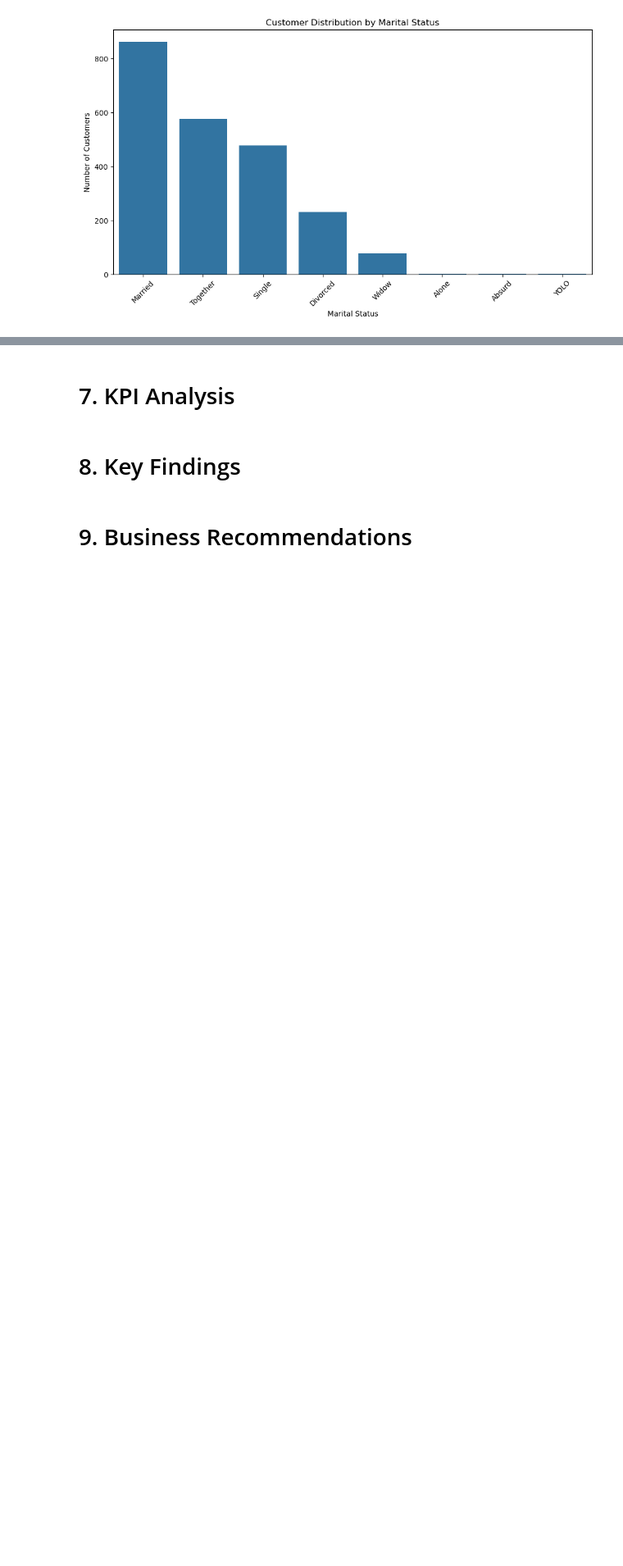
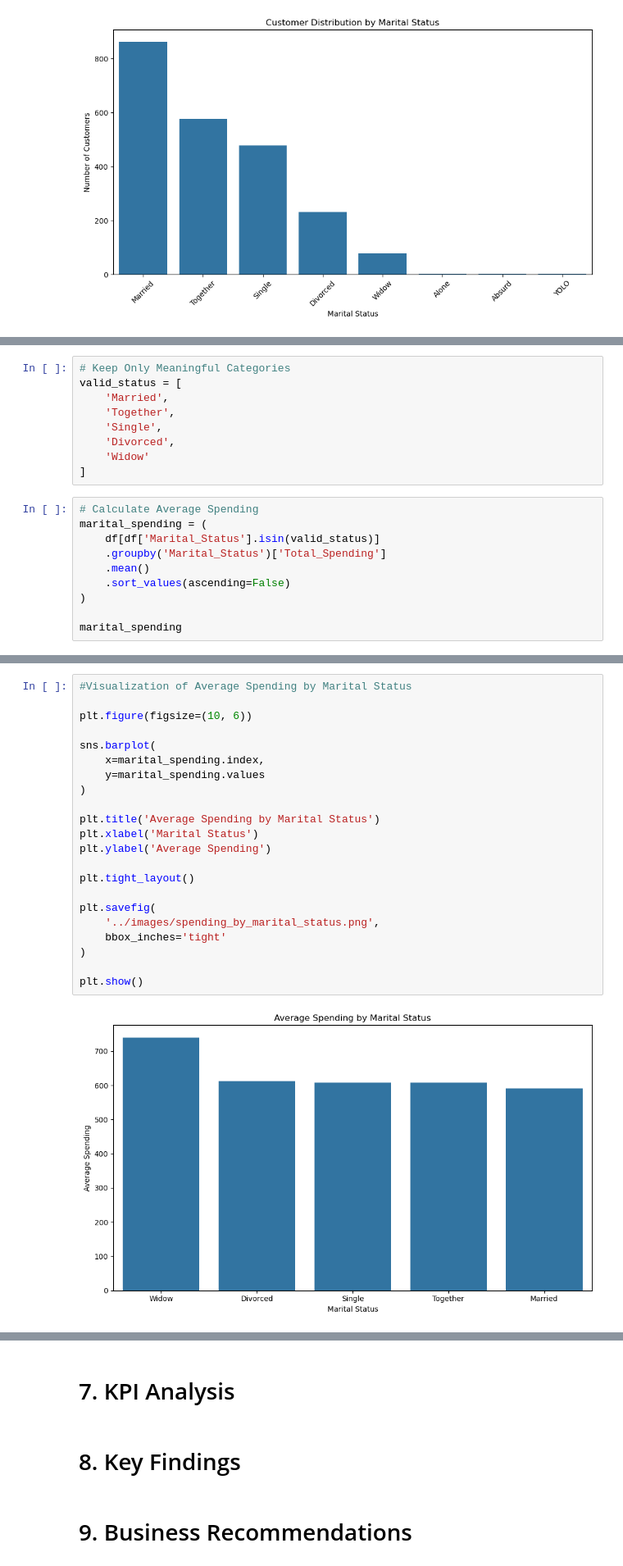
Before and after one commit to Harshpoonia/data-analytics-projects, a Jupyter notebook: Marketing-Campaign-Analytics/notebooks/Analysis.ipynb, the cells around one changed output, grey strips where cells are left out. Shown at 82% size. Saved outputs shown, nothing was run; the diff lists cells and outputs as text; blank space fills up the shorter version.

```diff
--- a/Marketing-Campaign-Analytics/notebooks/Analysis.ipynb
+++ b/Marketing-Campaign-Analytics/notebooks/Analysis.ipynb
@@ -750,0 +948,19 @@ plt.show()
+# %%
+# Keep Only Meaningful Categories
+valid_status = [
+    'Married',
+    'Together',
+    'Single',
+    'Divorced',
+    'Widow'
+]
+# %%
+# Calculate Average Spending
+marital_spending = (
+    df[df['Marital_Status'].isin(valid_status)]
+    .groupby('Marital_Status')['Total_Spending']
+    .mean()
+    .sort_values(ascending=False)
+)
+
+marital_spending
@@ -750,0 +975,24 @@ plt.show()
+# %%
+#Visualization of Average Spending by Marital Status
+
+plt.figure(figsize=(10, 6))
+
+sns.barplot(
+    x=marital_spending.index,
+    y=marital_spending.values
+)
+
+plt.title('Average Spending by Marital Status')
+plt.xlabel('Marital Status')
+plt.ylabel('Average Spending')
+
+plt.tight_layout()
+
+plt.savefig(
+    '../images/spending_by_marital_status.png',
+    bbox_inches='tight'
+)
+
+plt.show()
+# %% [output]
+[figure, added]
```
Also changed, not shown: parts of 43 cells of this notebook, 8 other files.
